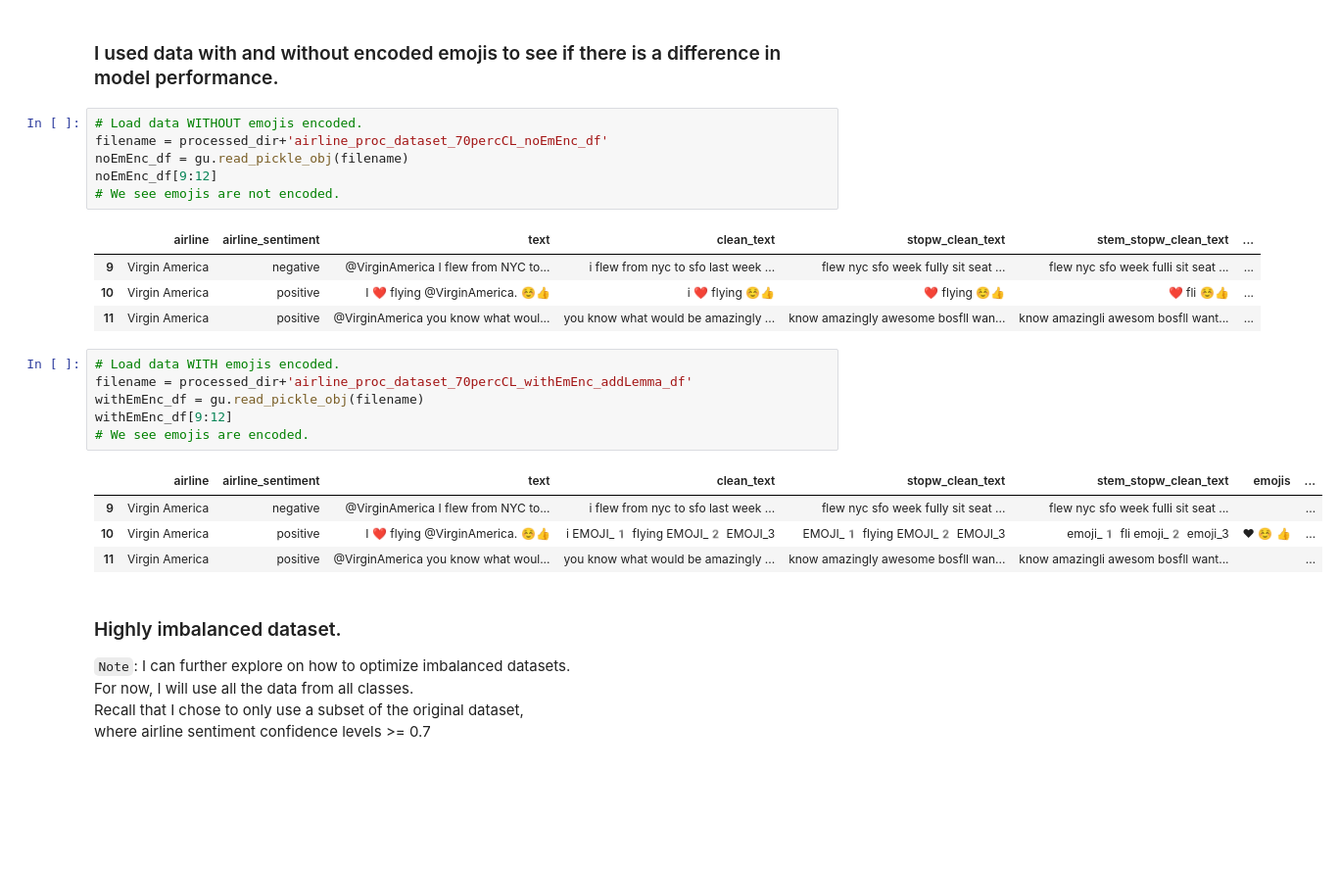
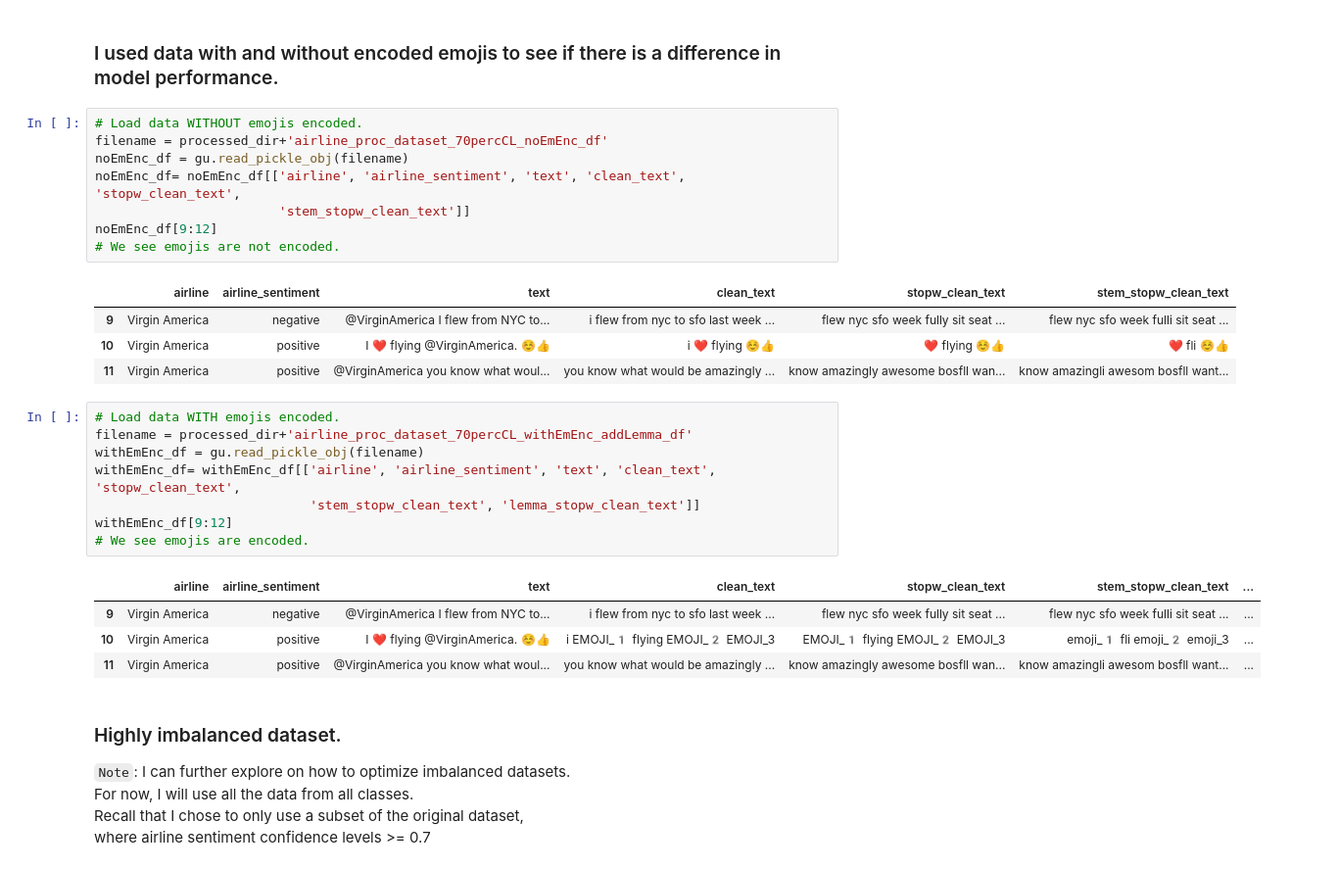
Before and after one commit to SangitaG/Airline-Sentiment-Analysis, a Jupyter notebook: TechnicalPresentation/3_TechnicalP_Modeling.ipynb, the cells around one changed output. Shown: that part at 98% size. Saved outputs shown, nothing was run; the diff lists cells and outputs as text; blank space fills up the shorter version.

```diff
--- a/TechnicalPresentation/3_TechnicalP_Modeling.ipynb
+++ b/TechnicalPresentation/3_TechnicalP_Modeling.ipynb
@@ -94,24 +94,28 @@ img_withEmoji_dir = 'data/images/Modelling_NB3_70PercConf_withEmojiEncoding/Cros
 # Load data WITHOUT emojis encoded.
 filename = processed_dir+'airline_proc_dataset_70percCL_noEmEnc_df'
 noEmEnc_df = gu.read_pickle_obj(filename)
+noEmEnc_df= noEmEnc_df[['airline', 'airline_sentiment', 'text', 'clean_text', 'stopw_clean_text',
+                        'stem_stopw_clean_text']]
 noEmEnc_df[9:12]
 # We see emojis are not encoded.
 # %% [output]
-|  | airline | airline_sentiment | text | clean_text | stopw_clean_text | stem_stopw_clean_text | ... |
-| 9 | Virgin America | negative | @VirginAmerica I flew from NYC to... | i flew from nyc to sfo last week ... | flew nyc sfo week fully sit seat ... | flew nyc sfo week fulli sit seat ... | ... |
-| 10 | Virgin America | positive | I ❤️ flying @VirginAmerica. ☺️👍 | i ❤️ flying ☺️👍 | ❤️ flying ☺️👍 | ❤️ fli ☺️👍 | ... |
-| 11 | Virgin America | positive | @VirginAmerica you know what woul... | you know what would be amazingly ... | know amazingly awesome bosfll wan... | know amazingli awesom bosfll want... | ... |
+|  | airline | airline_sentiment | text | clean_text | stopw_clean_text | stem_stopw_clean_text |
+| 9 | Virgin America | negative | @VirginAmerica I flew from NYC to... | i flew from nyc to sfo last week ... | flew nyc sfo week fully sit seat ... | flew nyc sfo week fulli sit seat ... |
+| 10 | Virgin America | positive | I ❤️ flying @VirginAmerica. ☺️👍 | i ❤️ flying ☺️👍 | ❤️ flying ☺️👍 | ❤️ fli ☺️👍 |
+| 11 | Virgin America | positive | @VirginAmerica you know what woul... | you know what would be amazingly ... | know amazingly awesome bosfll wan... | know amazingli awesom bosfll want... |
 # %%
 # Load data WITH emojis encoded.
 filename = processed_dir+'airline_proc_dataset_70percCL_withEmEnc_addLemma_df'
 withEmEnc_df = gu.read_pickle_obj(filename)
+withEmEnc_df= withEmEnc_df[['airline', 'airline_sentiment', 'text', 'clean_text', 'stopw_clean_text',
+                            'stem_stopw_clean_text', 'lemma_stopw_clean_text']]
 withEmEnc_df[9:12]
 # We see emojis are encoded.
 # %% [output]
-|  | airline | airline_sentiment | text | clean_text | stopw_clean_text | stem_stopw_clean_text | emojis | ... |
-| 9 | Virgin America | negative | @VirginAmerica I flew from NYC to... | i flew from nyc to sfo last week ... | flew nyc sfo week fully sit seat ... | flew nyc sfo week fulli sit seat ... |  | ... |
-| 10 | Virgin America | positive | I ❤️ flying @VirginAmerica. ☺️👍 | i EMOJI_1️ flying EMOJI_2️ EMOJI_3 | EMOJI_1️ flying EMOJI_2️ EMOJI_3 | emoji_1️ fli emoji_2️ emoji_3 | ❤ ☺ 👍 | ... |
-| 11 | Virgin America | positive | @VirginAmerica you know what woul... | you know what would be amazingly ... | know amazingly awesome bosfll wan... | know amazingli awesom bosfll want... |  | ... |
+|  | airline | airline_sentiment | text | clean_text | stopw_clean_text | stem_stopw_clean_text | ... |
+| 9 | Virgin America | negative | @VirginAmerica I flew from NYC to... | i flew from nyc to sfo last week ... | flew nyc sfo week fully sit seat ... | flew nyc sfo week fulli sit seat ... | ... |
+| 10 | Virgin America | positive | I ❤️ flying @VirginAmerica. ☺️👍 | i EMOJI_1️ flying EMOJI_2️ EMOJI_3 | EMOJI_1️ flying EMOJI_2️ EMOJI_3 | emoji_1️ fli emoji_2️ emoji_3 | ... |
+| 11 | Virgin America | positive | @VirginAmerica you know what woul... | you know what would be amazingly ... | know amazingly awesome bosfll wan... | know amazingli awesom bosfll want... | ... |
 # %% [markdown]
 ### Highly imbalanced dataset.
 `Note`: I can further explore on how to optimize imbalanced datasets.<br>
```
